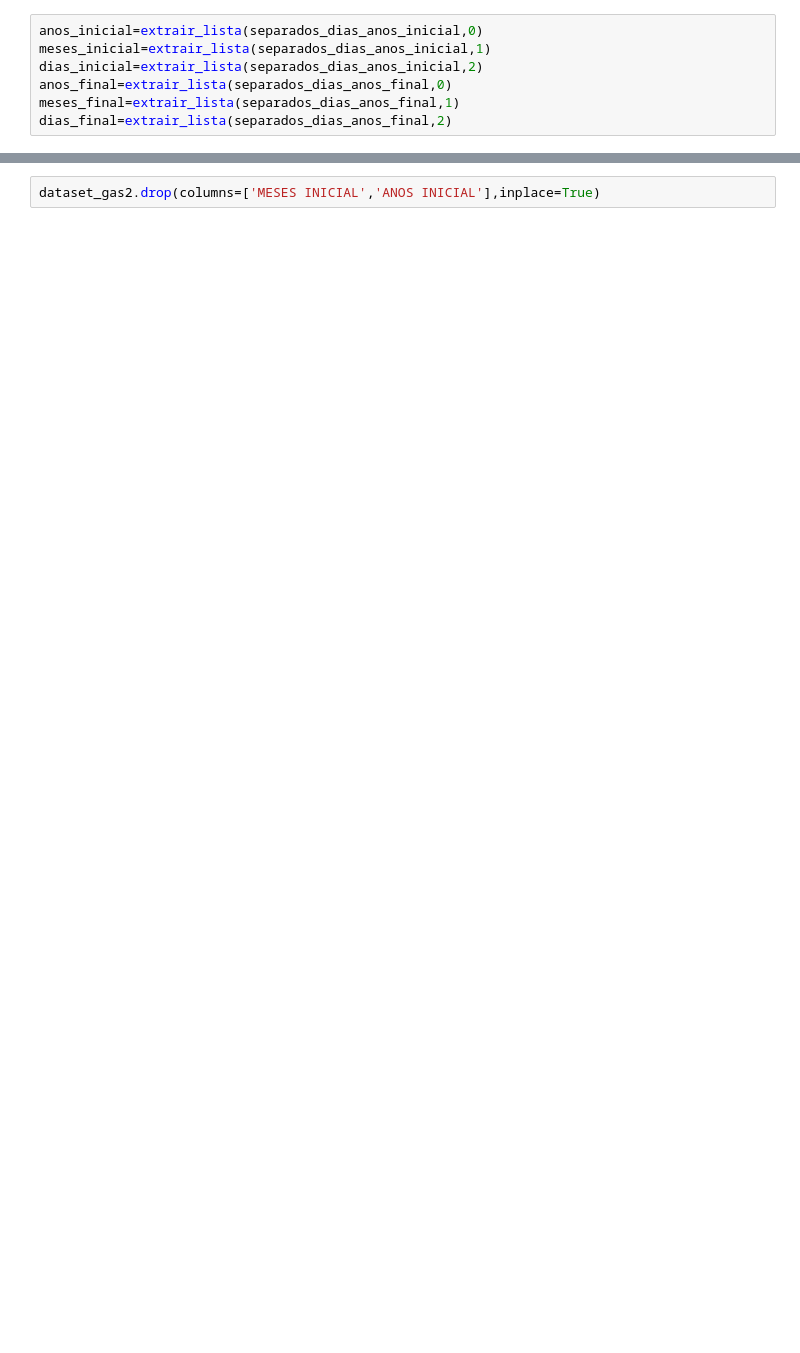
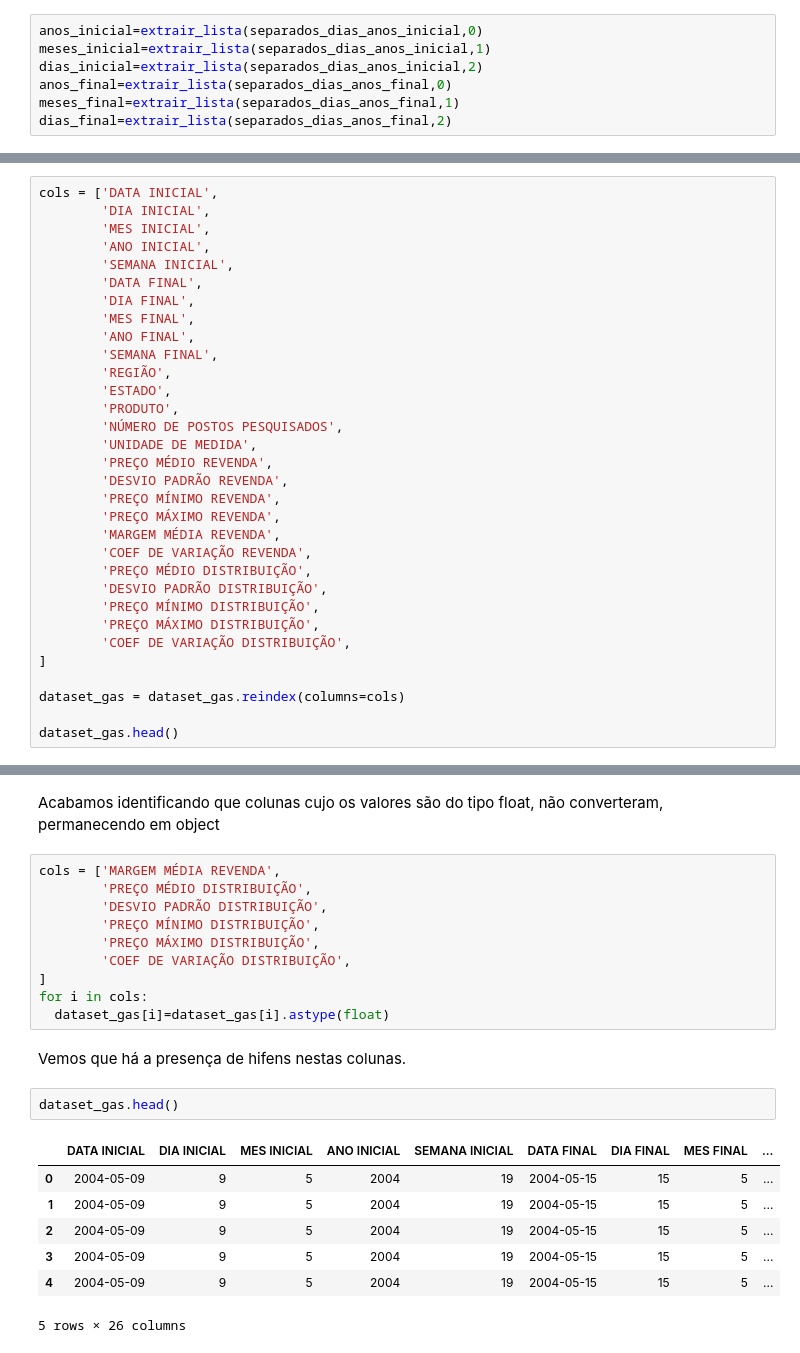
Before and after one commit to MoroniMenesses/tec_prog1_Moroni_Bora, a Jupyter notebook: AnaliseExploratoriaCombustivelBrasil.ipynb, the cells around one changed output, grey strips where cells are left out. Cells and saved outputs as stored; diff of their text form; blank space fills up the shorter version.

```diff
--- a/AnaliseExploratoriaCombustivelBrasil.ipynb
+++ b/AnaliseExploratoriaCombustivelBrasil.ipynb
@@ -146,0 +336,32 @@ dataset_gas2[['DIA INICIAL','MES INICIAL','ANO INICIAL','DIA FINAL','MES FINAL',
+# %%
+cols = ['DATA INICIAL',
+        'DIA INICIAL',
+        'MES INICIAL',
+        'ANO INICIAL',
+        'SEMANA INICIAL',
+        'DATA FINAL',
+        'DIA FINAL',
+        'MES FINAL',
+        'ANO FINAL',
+        'SEMANA FINAL',
+        'REGIÃO',
+        'ESTADO',
+        'PRODUTO',
+        'NÚMERO DE POSTOS PESQUISADOS',
+        'UNIDADE DE MEDIDA',
+        'PREÇO MÉDIO REVENDA',
+        'DESVIO PADRÃO REVENDA',
+        'PREÇO MÍNIMO REVENDA',
+        'PREÇO MÁXIMO REVENDA',
+        'MARGEM MÉDIA REVENDA',
+        'COEF DE VARIAÇÃO REVENDA',
+        'PREÇO MÉDIO DISTRIBUIÇÃO',
+        'DESVIO PADRÃO DISTRIBUIÇÃO',
+        'PREÇO MÍNIMO DISTRIBUIÇÃO',
+        'PREÇO MÁXIMO DISTRIBUIÇÃO',
+        'COEF DE VARIAÇÃO DISTRIBUIÇÃO',
+]
+
+dataset_gas = dataset_gas.reindex(columns=cols)
+
+dataset_gas.head()
@@ -167,2 +398,24 @@ memory usage: 20.3+ MB
-# %%
-dataset_gas2.drop(columns=['MESES INICIAL','ANOS INICIAL'],inplace=True)
+# %% [markdown]
+Acabamos identificando que colunas cujo os valores são do tipo float, não converteram, permanecendo em object
+# %%
+cols = ['MARGEM MÉDIA REVENDA',
+        'PREÇO MÉDIO DISTRIBUIÇÃO',
+        'DESVIO PADRÃO DISTRIBUIÇÃO',
+        'PREÇO MÍNIMO DISTRIBUIÇÃO',
+        'PREÇO MÁXIMO DISTRIBUIÇÃO',
+        'COEF DE VARIAÇÃO DISTRIBUIÇÃO',
+]
+for i in cols:
+  dataset_gas[i]=dataset_gas[i].astype(float)
+# %% [markdown]
+Vemos que há a presença de hifens nestas colunas.
+# %%
+dataset_gas.head()
+# %% [output]
+|  | DATA INICIAL | DIA INICIAL | MES INICIAL | ANO INICIAL | SEMANA INICIAL | DATA FINAL | DIA FINAL | MES FINAL | ... |
+| 0 | 2004-05-09 | 9 | 5 | 2004 | 19 | 2004-05-15 | 15 | 5 | ... |
+| 1 | 2004-05-09 | 9 | 5 | 2004 | 19 | 2004-05-15 | 15 | 5 | ... |
+| 2 | 2004-05-09 | 9 | 5 | 2004 | 19 | 2004-05-15 | 15 | 5 | ... |
+| 3 | 2004-05-09 | 9 | 5 | 2004 | 19 | 2004-05-15 | 15 | 5 | ... |
+| 4 | 2004-05-09 | 9 | 5 | 2004 | 19 | 2004-05-15 | 15 | 5 | ... |
+5 rows × 26 columns
```
Also changed, not shown: parts of 73 cells of this notebook.
